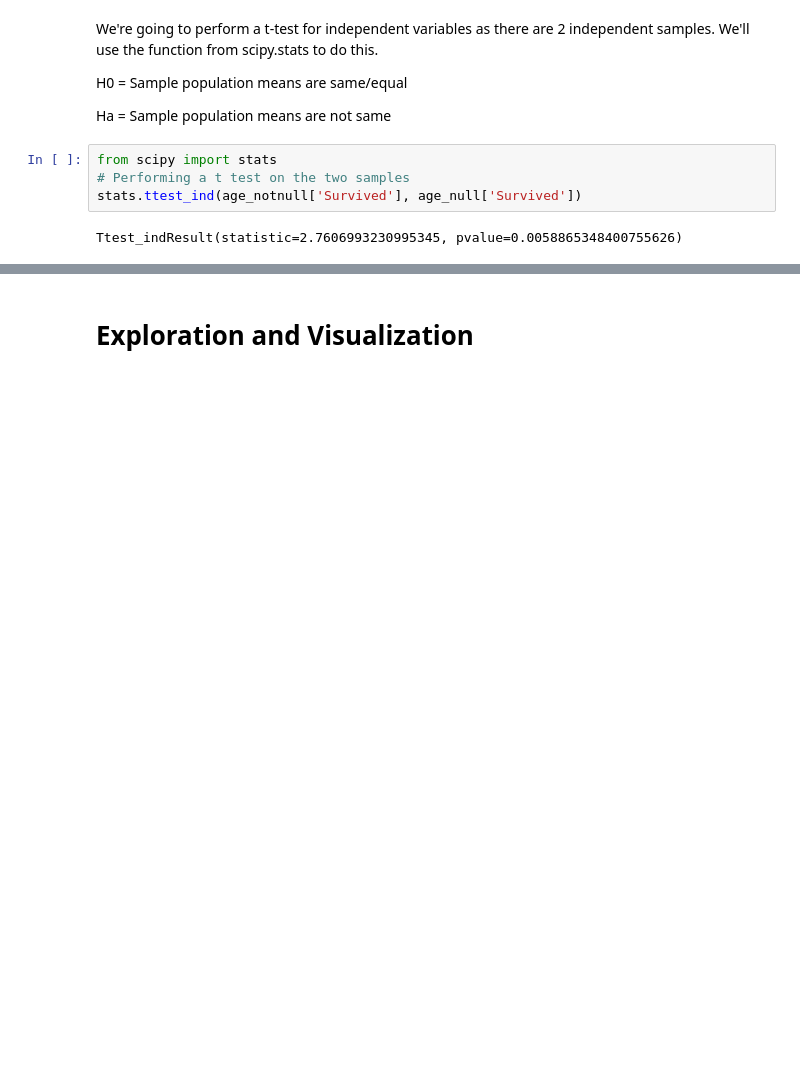
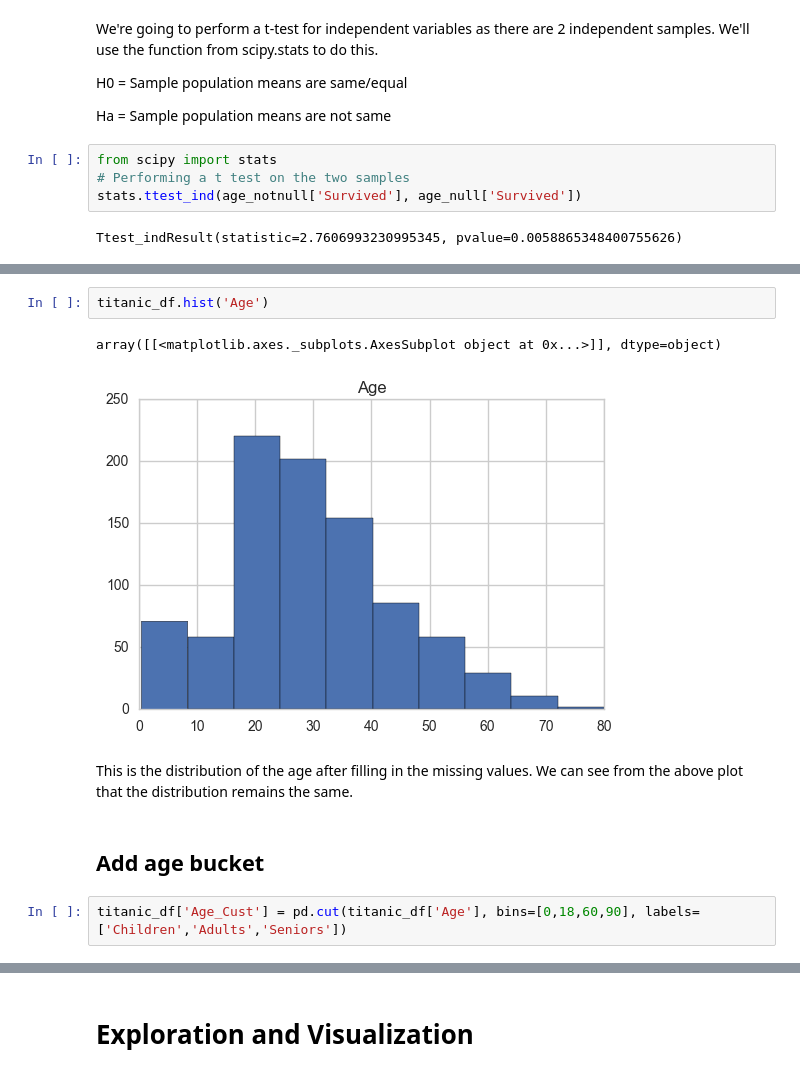
Before and after one commit to ishashankverma/DAND_Titanic_Analysis, a Jupyter notebook: Titanic_Data_Analysis.ipynb, the cells around one changed output, grey strips where cells are left out. Cells and saved outputs as stored; diff of their text form; blank space fills up the shorter version.

```diff
--- a/Titanic_Data_Analysis.ipynb
+++ b/Titanic_Data_Analysis.ipynb
@@ -157,0 +164,11 @@ memory usage: 34.9+ KB
+# %%
+titanic_df.hist('Age')
+# %% [output]
+array([[<matplotlib.axes._subplots.AxesSubplot object at 0x...>]], dtype=object)
+[figure, added]
+# %% [markdown]
+This is the distribution of the age after filling in the missing values. We can see from the above plot that the distribution remains the same.
+# %% [markdown]
+## Add age bucket
+# %%
+titanic_df['Age_Cust'] = pd.cut(titanic_df['Age'], bins=[0,18,60,90], labels=['Children','Adults','Seniors'])
```
Also changed, not shown: parts of 26 cells of this notebook, 1 other file.
